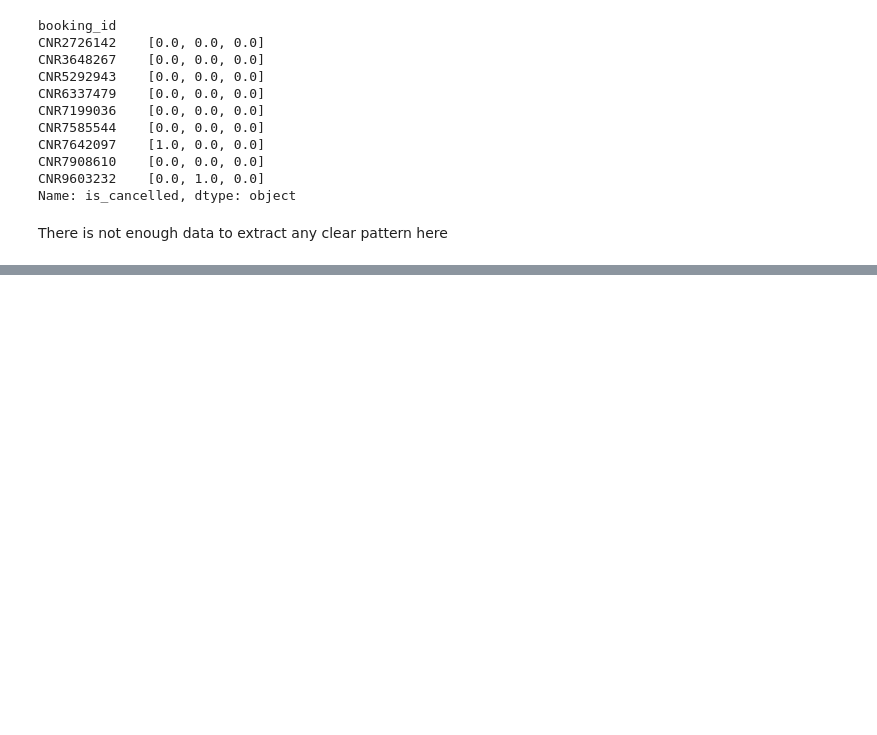
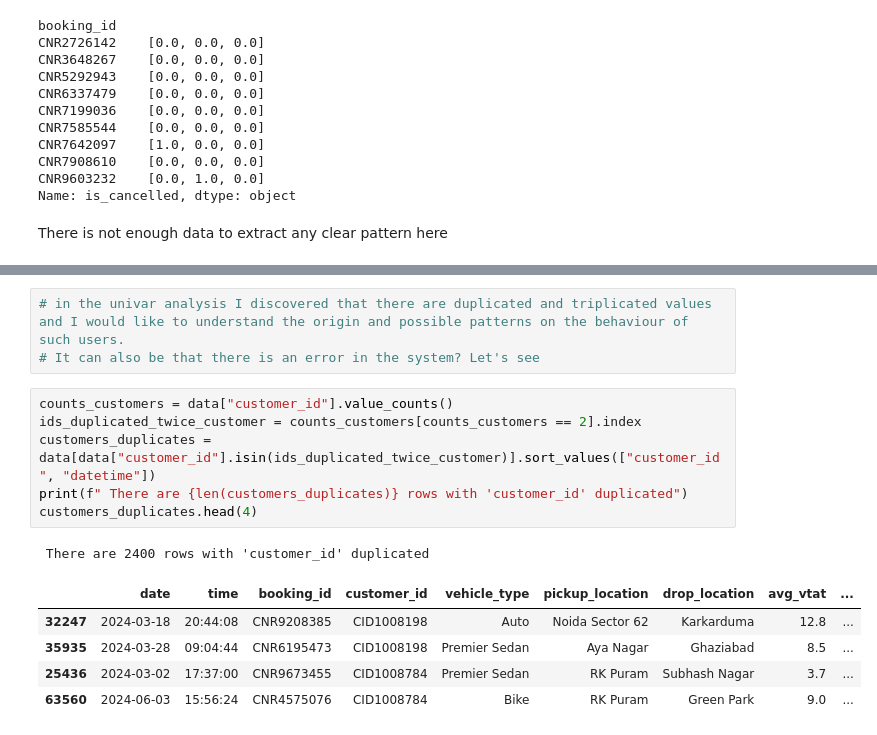
Before and after one commit to amaldu/uber-ride-cancellation-prediction, a Jupyter notebook: uber-analysis/notebooks/05_bivar_eda.ipynb, the cells around one changed output, grey strips where cells are left out. Cells and saved outputs as stored; diff of their text form; blank space fills up the shorter version.

```diff
--- a/uber-analysis/notebooks/05_bivar_eda.ipynb
+++ b/uber-analysis/notebooks/05_bivar_eda.ipynb
@@ -224,0 +236,16 @@ There is not enough data to extract any clear pattern here
+# %%
+# in the univar analysis I discovered that there are duplicated and triplicated values and I would like to understand the origin and possible patterns on the behaviour of such users.
+# It can also be that there is an error in the system? Let's see
+# %%
+counts_customers = data["customer_id"].value_counts()
+ids_duplicated_twice_customer = counts_customers[counts_customers == 2].index
+customers_duplicates = data[data["customer_id"].isin(ids_duplicated_twice_customer)].sort_values(["customer_id", "datetime"])
+print(f" There are {len(customers_duplicates)} rows with 'customer_id' duplicated")
+customers_duplicates.head(4)
+# %% [output]
+ There are 2400 rows with 'customer_id' duplicated
+|  | date | time | booking_id | customer_id | vehicle_type | pickup_location | drop_location | avg_vtat | ... |
+| 32247 | 2024-03-18 | 20:44:08 | CNR9208385 | CID1008198 | Auto | Noida Sector 62 | Karkarduma | 12.8 | ... |
+| 35935 | 2024-03-28 | 09:04:44 | CNR6195473 | CID1008198 | Premier Sedan | Aya Nagar | Ghaziabad | 8.5 | ... |
+| 25436 | 2024-03-02 | 17:37:00 | CNR9673455 | CID1008784 | Premier Sedan | RK Puram | Subhash Nagar | 3.7 | ... |
+| 63560 | 2024-06-03 | 15:56:24 | CNR4575076 | CID1008784 | Bike | RK Puram | Green Park | 9.0 | ... |
```
Also changed, not shown: parts of 10 cells of this notebook, 1 other file.
